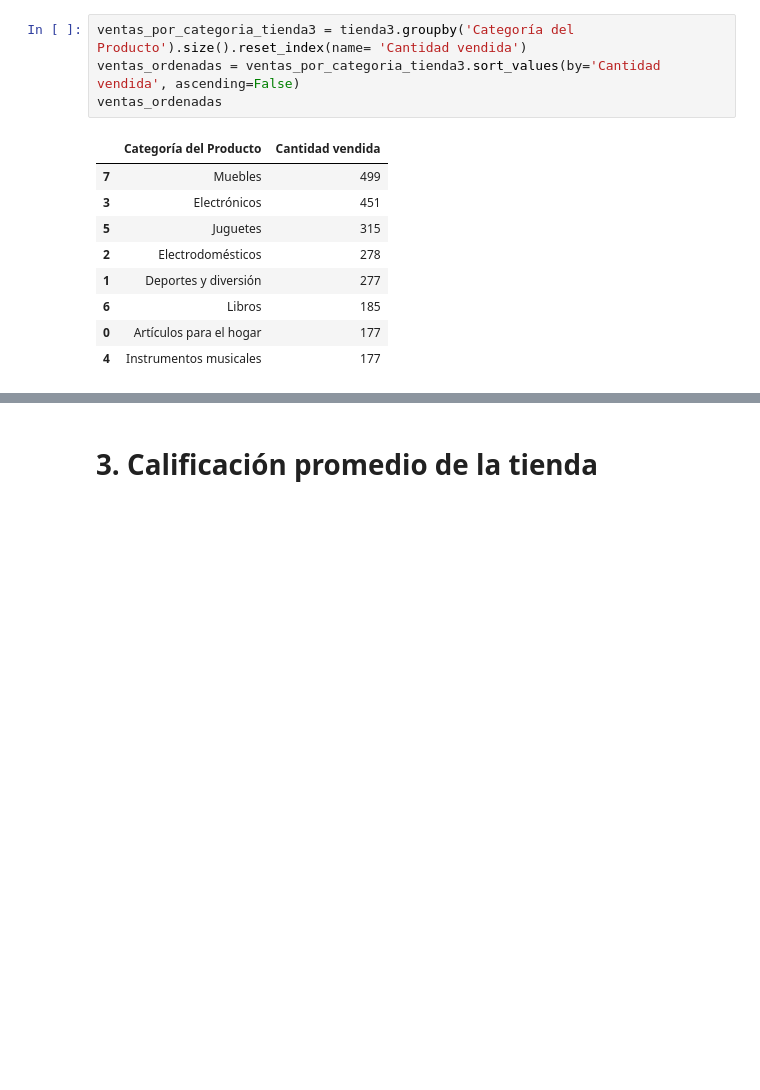
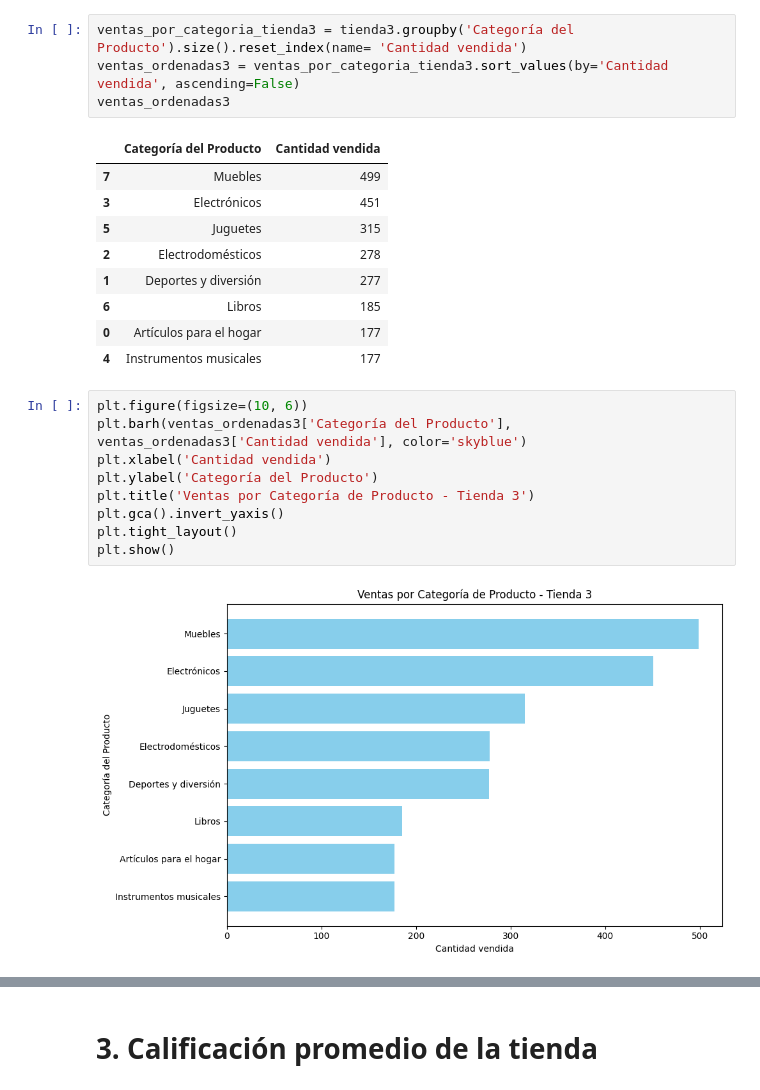
Before and after one commit to RamsesSosa04/Alura_Store_Latam, a Jupyter notebook: AluraStoreLatam.ipynb, the cells around one changed output, grey strips where cells are left out. Saved outputs shown, nothing was run; the diff lists cells and outputs as text; blank space fills up the shorter version.

```diff
--- a/AluraStoreLatam.ipynb
+++ b/AluraStoreLatam.ipynb
@@ -100,7 +122,7 @@ ventas_ordenadas
 # %%
 ventas_por_categoria_tienda3 = tienda3.groupby('Categoría del Producto').size().reset_index(name= 'Cantidad vendida')
-ventas_ordenadas = ventas_por_categoria_tienda3.sort_values(by='Cantidad vendida', ascending=False)
-ventas_ordenadas
+ventas_ordenadas3 = ventas_por_categoria_tienda3.sort_values(by='Cantidad vendida', ascending=False)
+ventas_ordenadas3
 # %% [output]
 |  | Categoría del Producto | Cantidad vendida |
 | 7 | Muebles | 499 |
@@ -111,5 +133,16 @@ ventas_ordenadas
 | 6 | Libros | 185 |
 | 0 | Artículos para el hogar | 177 |
 | 4 | Instrumentos musicales | 177 |
+# %%
+plt.figure(figsize=(10, 6))
+plt.barh(ventas_ordenadas3['Categoría del Producto'], ventas_ordenadas3['Cantidad vendida'], color='skyblue')
+plt.xlabel('Cantidad vendida')
+plt.ylabel('Categoría del Producto')
+plt.title('Ventas por Categoría de Producto - Tienda 3')
+plt.gca().invert_yaxis()
+plt.tight_layout()
+plt.show()
+# %% [output]
+[figure, added]
 # %%
 ventas_por_categoria_tienda4 = tienda4.groupby('Categoría del Producto').size().reset_index(name= 'Cantidad vendida')
```
Also changed, not shown: parts of 6 cells of this notebook.
